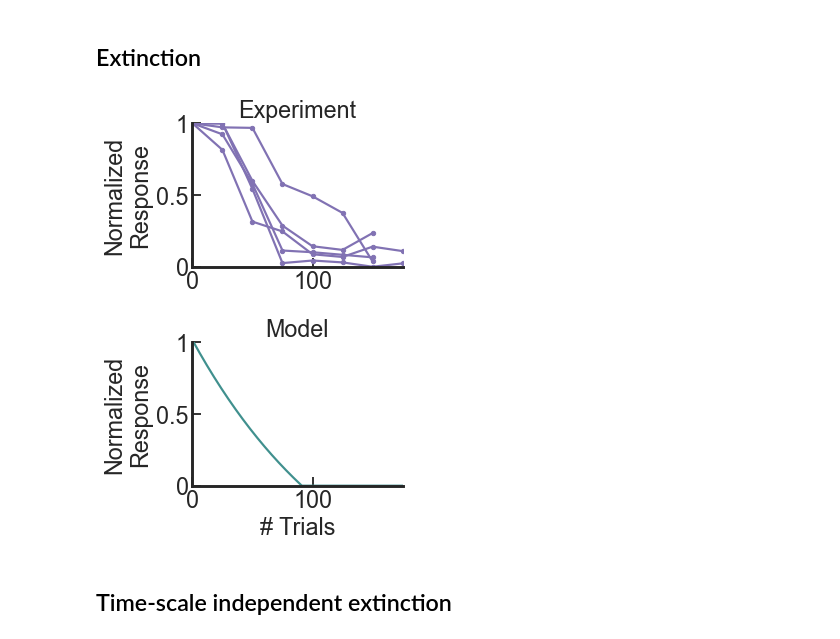
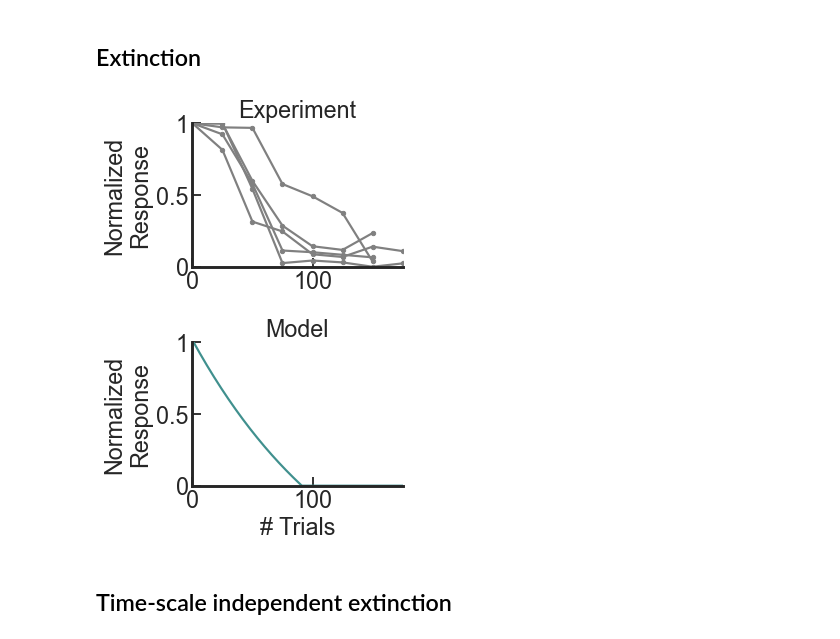
Before and after one commit to noe-hamou/Reconciling_Time_RPE, a Jupyter notebook: notebook_plots.ipynb, the cells around one changed output. Drawn from its saved outputs; the diff is of its cells as text; code cells hidden in the pictures.

```diff
--- a/notebook_plots.ipynb
+++ b/notebook_plots.ipynb
@@ -1005,3 +984,15 @@ for condition_index in range(num_conditions):
+# %%
+
+data_path = "./data/Jeong_extinction_2022.csv"
+df = pd.read_csv(data_path, decimal=',',delimiter=';')
+
+Trials= df["Trial"].to_numpy()
+Trials=np.delete(Trials,np.isnan(Trials))
+
+x = [0,25,50,75,100,125,150,175]
+N=np.zeros([5,np.size(x)])
+for i in range(5):
+    N[i,:]=(df[str(i+1)].to_numpy())
 # %%
 def get_response_trials_T(event_sequence,output,parameters_distribution):
     t_max = int(np.max(event_sequence[np.where(event_sequence[:,1]==0)[0], 0] - event_sequence[np.where(event_sequence[:,1]==0)[0] - 1, 0]) * 1.5)
@@ -1038,7 +1029,7 @@ fig, ax = plt.subplots(2, 1, figsize=(5, 7))
 for i in range(5):
     ax[0].plot(
         x, N[i] / 10,
-        '.-', color=sns.color_palette("deep")[4],
+        '.-', color='gray',
         label="Experimental Data" if i == 0 else None
     )
 
@@ -1050,35 +1041,35 @@ ax[1].plot(
     label="Model Response"
 )
 
 # Set limits for x and y axes
 for axis in ax:
     axis.set_xlim([0, 175])
     axis.set_ylim([0, 1])
 
 # Customize y-axis and x-axis labels
 ax[0].set_ylabel('Normalized\nResponse', fontsize=24)
 ax[1].set_ylabel('Normalized\nResponse', fontsize=24)
 ax[1].set_xlabel('# Trials', fontsize=24)
 
 # Set titles for subplots
 ax[0].set_title('Experiment', fontsize=24)
 ax[1].set_title('Model', fontsize=24)
 
 # Set x-axis and y-axis tick positions and labels
 for axis in ax:
     axis.set_xticks([0, 100], [0, 100], fontsize=24)
     axis.set_yticks([0, 0.5, 1], [0, 0.5, 1], fontsize=24)
 
 # Remove unnecessary spines
 for axis in ax:
     axis.spines[['right', 'top']].set_visible(False)
 
 
 # Optimize layout and save the figure
 plt.tight_layout()
-plt.savefig(figure_path + "figure5a")
+plt.savefig(figure_path + "figure5a.svg")
 # %% [output]
-[figure, old version]
+[figure, new version]
 # %% [markdown]
 ## Time-scale independent extinction
 # %%
```
Also changed, not shown: parts of 2 cells of this notebook, 4 other files.
